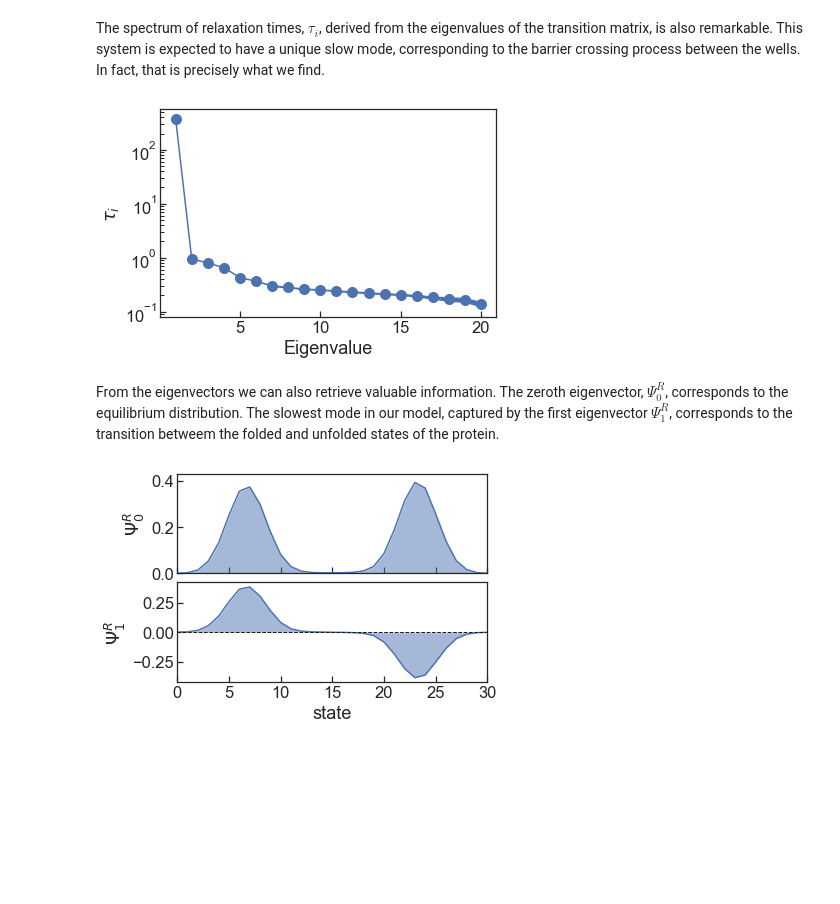
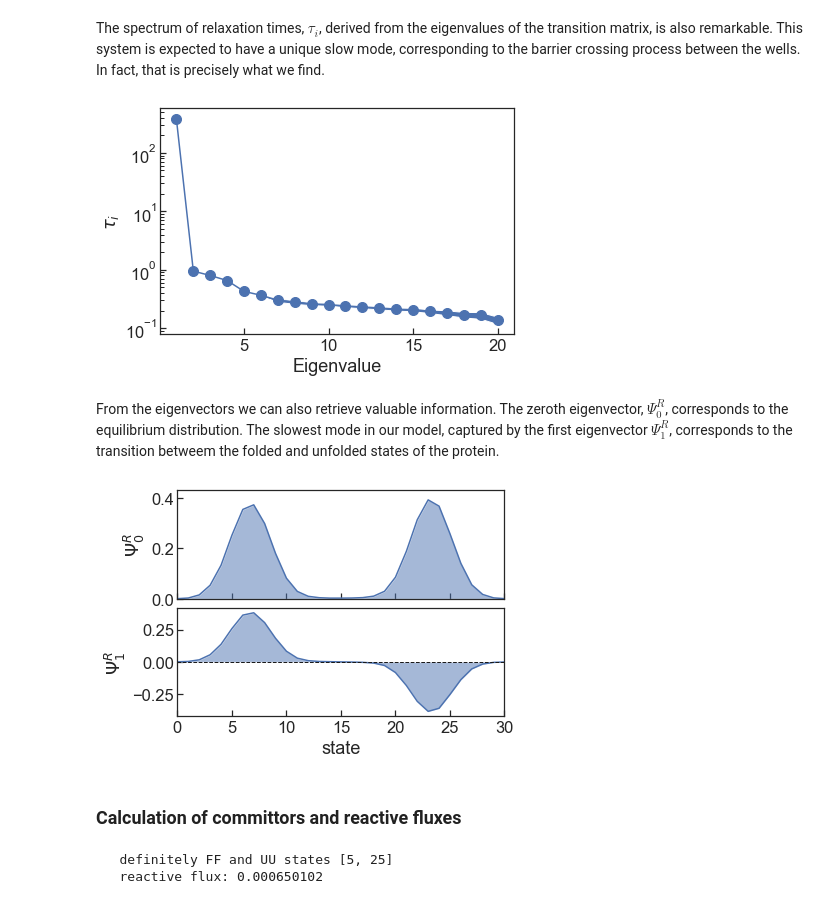
Before and after one commit to BioKT/MasterMSM, a Jupyter notebook: examples/brownian_dynamics_1D/1D_smFS_MSM.ipynb, the cells around one changed output. Cells and saved outputs as stored; diff of their text form; code cells hidden in the pictures; blank space fills up the shorter version.

Commit message:
examples: adds committor

```diff
--- a/examples/brownian_dynamics_1D/1D_smFS_MSM.ipynb
+++ b/examples/brownian_dynamics_1D/1D_smFS_MSM.ipynb
@@ -89,7 +86,7 @@ from mastermsm.msm import msm
 # %% [markdown]
 First of all, we will create an instance of the SuperMSM class, which will be useful to produce and validate dynamical models.
 # %%
-msm_1D=msm.SuperMSM([distraj])
+msm_1D=msm.SuperMSM([distraj], sym=True)
 # %% [output]
      # states: 31
 # %% [markdown]
@@ -168,33 +165,43 @@ plt.colorbar()
 The spectrum of relaxation times, $\tau_i$, derived from the eigenvalues of the transition matrix, is also remarkable. This system is expected to have a unique slow mode, corresponding to the barrier crossing process between the wells. In fact, that is precisely what we find.
 # %%
 fig, ax = plt.subplots()
-ax.errorbar(range(1,len(msm_1D.msms[lt].tauT)+1),msm_1D.msms[lt].tauT, fmt='o-', \
-            yerr= msm_1D.msms[lt].tau_std, ms=10)
-ax.fill_between(range(1,len(msm_1D.msms[lt].tauT)+1), \
-        np.array(msm_1D.msms[lt].tauT)+np.array(msm_1D.msms[lt].tau_std), \
-        np.array(msm_1D.msms[lt].tauT)-np.array(msm_1D.msms[lt].tau_std))
+ax.errorbar(range(1,len(msm_1D.msms[1].tauT)+1),msm_1D.msms[1].tauT, fmt='o-', \
+            yerr= msm_1D.msms[1].tau_std, ms=10)
+ax.fill_between(range(1,len(msm_1D.msms[1].tauT)+1), \
+        np.array(msm_1D.msms[1].tauT)+np.array(msm_1D.msms[1].tau_std), \
+        np.array(msm_1D.msms[1].tauT)-np.array(msm_1D.msms[1].tau_std))
 ax.set_xlabel('Eigenvalue')
 ax.set_ylabel(r'$\tau_i$')
 ax.set_yscale('log')
 plt.tight_layout()
 # %% [output]
-[figure, old version]
+[figure, new version]
 # %% [markdown]
 From the eigenvectors we can also retrieve valuable information. The zeroth eigenvector, $\Psi^R_0$, corresponds to the equilibrium distribution. The slowest mode in our model, captured by the first eigenvector $\Psi^R_1$, corresponds to the transition betweem the folded and unfolded states of the protein.
 # %%
 fig, ax = plt.subplots(2,1, sharex=True)
-ax[0].plot(msm_1D.msms[lt].rvecsT[:,0])
-ax[0].fill_between(range(len(msm_1D.msms[lt].rvecsT[:,0])), msm_1D.msms[lt].rvecsT[:,0], 0, alpha=0.5)
+ax[0].plot(msm_1D.msms[1].rvecsT[:,0])
+ax[0].fill_between(range(len(msm_1D.msms[1].rvecsT[:,0])), \
+                   msm_1D.msms[1].rvecsT[:,0], 0, alpha=0.5)
 ax[0].set_ylim(0,0.43)
 
-ax[1].plot(msm_1D.msms[lt].rvecsT[:,1])
+ax[1].plot(msm_1D.msms[1].rvecsT[:,1])
 ax[1].axhline(0,0,25, c='k', ls='--', lw=1)
-ax[1].fill_between(range(len(msm_1D.msms[lt].rvecsT[:,1])), msm_1D.msms[lt].rvecsT[:,1], 0, alpha=0.5)
+ax[1].fill_between(range(len(msm_1D.msms[1].rvecsT[:,1])), \
+                   msm_1D.msms[1].rvecsT[:,1], 0, alpha=0.5)
 ax[1].set_xlim(0,30)
 
 ax[1].set_xlabel("state")
 ax[0].set_ylabel("$\Psi^R_0$")
 ax[1].set_ylabel("$\Psi^R_1$")
 plt.tight_layout(h_pad=0)
 # %% [output]
-[figure, old version]
+[figure, new version]
+# %% [markdown]
+### Calculation of committors and reactive fluxes
+# %%
+msm_1D.msms[1].do_rate()
+msm_1D.msms[1].do_pfold(FF=25, UU=5)
+# %% [output]
+   definitely FF and UU states [5, 25]
+   reactive flux: 0.000650102
```
Also changed, not shown: parts of 7 cells of this notebook.
